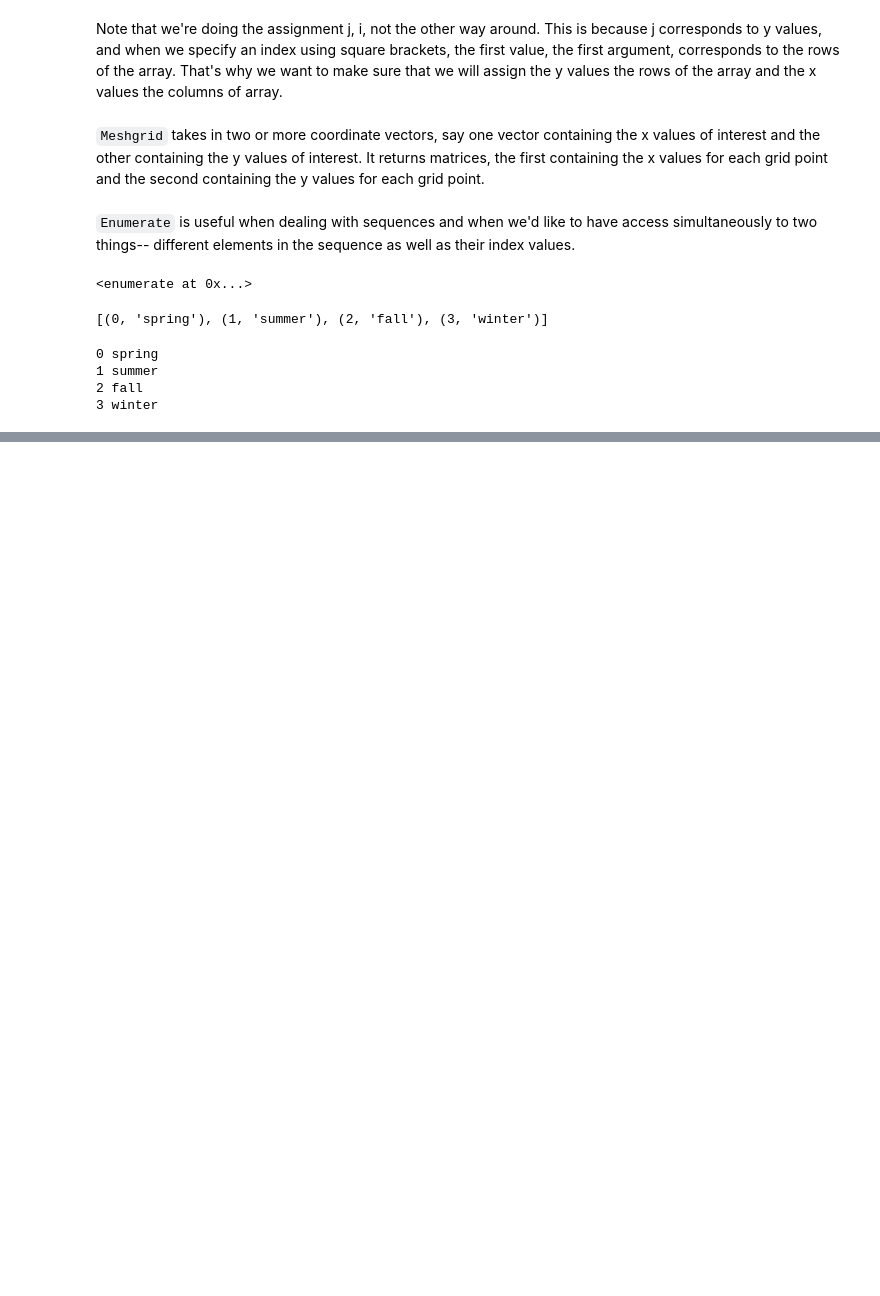
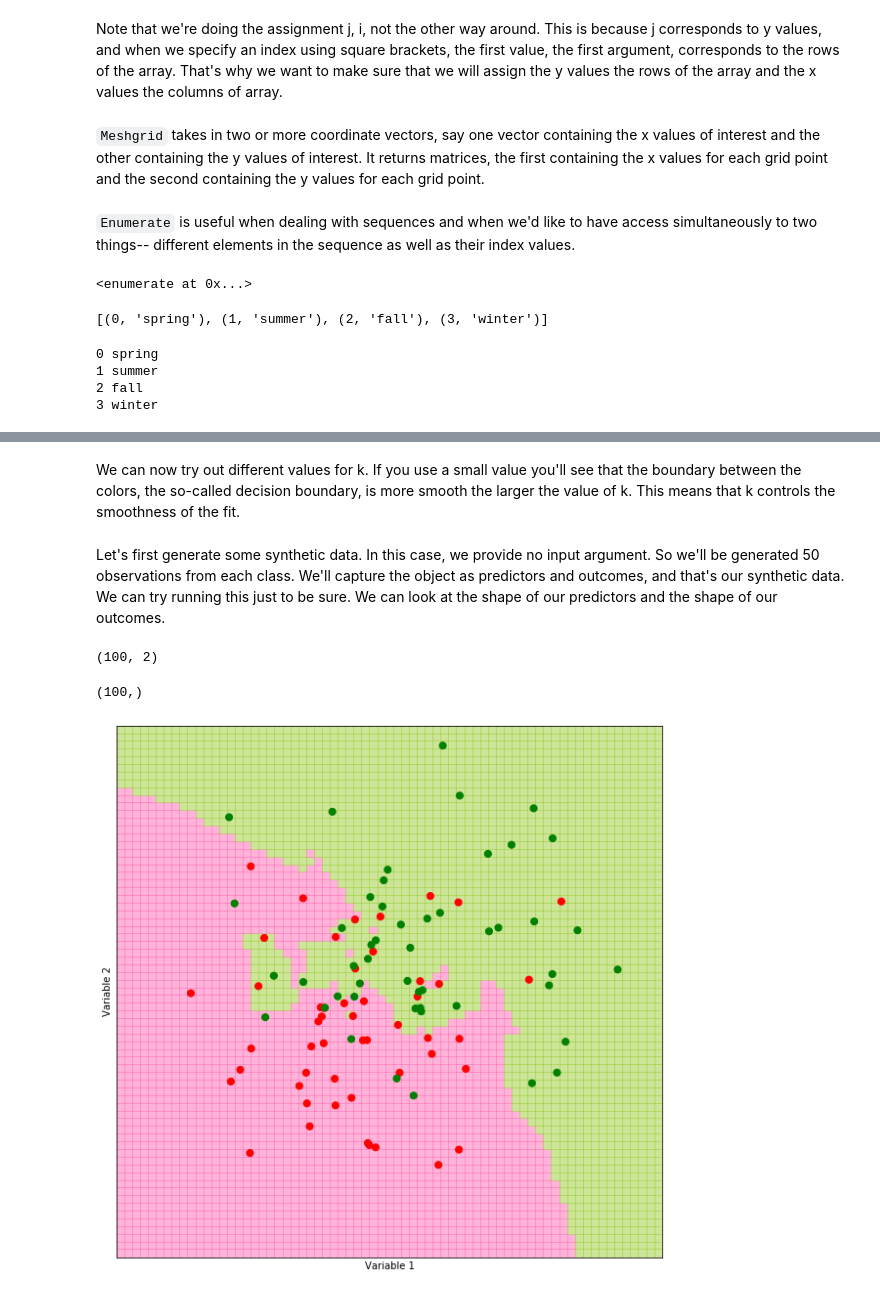
Before and after one commit to enoch-baffoe/HavardX-Using-Python-For-Research, a Jupyter notebook: Week 3 - Case Study/Introduction to classification/knn_Classification.ipynb, the cells around one changed output, grey strips where cells are left out. Drawn from its saved outputs; the diff is of its cells as text; code cells hidden in the pictures; blank space fills up the shorter version.

```diff
--- a/Week 3 - Case Study/Introduction to classification/knn_Classification.ipynb
+++ b/Week 3 - Case Study/Introduction to classification/knn_Classification.ipynb
@@ -416,9 +416,9 @@ belong to a rectangular region of the predictor space.
 def make_prediction_grid(predictors,outcomes,limits,h,k):
     """Classify each point on the prediction grid. """
     (x_min,x_max,y_min,y_max)=limits
-    #arrange is similar to range in python
-    xs=np.arrange(x_min,x_max,h)
-    ys=np.arrange(y_min,y_max,h)
+    #arange is similar to range in python, h is ore like step
+    xs=np.arange(x_min,x_max,h)
+    ys=np.arange(y_min,y_max,h)
     xx,yy=np.meshgrid(xs,ys)
 
     #We next need to generate our classifiers prediction
@@ -470,3 +470,12 @@ for ind,season in enumerate(seasons):
 1 summer
 2 fall
 3 winter
+# %%
+x_min=0
+y_min=0
+x_max=20
+y_max=20
+h=2
+xs=np.arange(x_min,x_max,h)
+ys=np.arange(y_min,y_max,h)
+xx,yy=np.meshgrid(xs,ys)
@@ -472,0 +548,44 @@ for ind,season in enumerate(seasons):
+# %%
+def plot_prediction_grid (xx, yy, prediction_grid, filename):
+    """ Plot KNN predictions for every point on the grid."""
+    from matplotlib.colors import ListedColormap
+    background_colormap = ListedColormap (["hotpink","lightskyblue", "yellowgreen"])
+    observation_colormap = ListedColormap (["red","blue","green"])
+    plt.figure(figsize =(10,10))
+    plt.pcolormesh(xx, yy, prediction_grid, cmap = background_colormap, alpha = 0.5)
+    plt.scatter(predictors[:,0], predictors [:,1], c = outcomes, cmap = observation_colormap, s = 50)
+    plt.xlabel('Variable 1'); plt.ylabel('Variable 2')
+    plt.xticks(()); plt.yticks(())
+    plt.xlim (np.min(xx), np.max(xx))
+    plt.ylim (np.min(yy), np.max(yy))
+    plt.savefig(filename)
+# %% [markdown]
+We can now try out different values for k.
+If you use a small value you'll see that the boundary between the colors,
+the so-called decision boundary, is more smooth the larger the value of k.
+This means that k controls the smoothness of the fit.
+# %% [markdown]
+Let's first generate some synthetic data.
+In this case, we provide no input argument.
+So we'll be generated 50 observations from each class.
+We'll capture the object as predictors and outcomes,
+and that's our synthetic data.
+We can try running this just to be sure.
+We can look at the shape of our predictors
+and the shape of our outcomes.
+# %%
+(predictors,outcomes)=generate_synth_data()
+# %%
+predictors.shape
+# %% [output]
+(100, 2)
+# %%
+outcomes.shape
+# %% [output]
+(100,)
+# %%
+k=5;filename="knn_synth_5.pdf"; limits=(-3,4,-3,4);h=0.1
+(xx,yy,prediction_grid)=make_prediction_grid(predictors,outcomes,limits,h,k)
+plot_prediction_grid(xx,yy,prediction_grid,filename)
+# %% [output]
+[figure, added]
```
Also changed, not shown: parts of 43 cells of this notebook, 6 other files.
